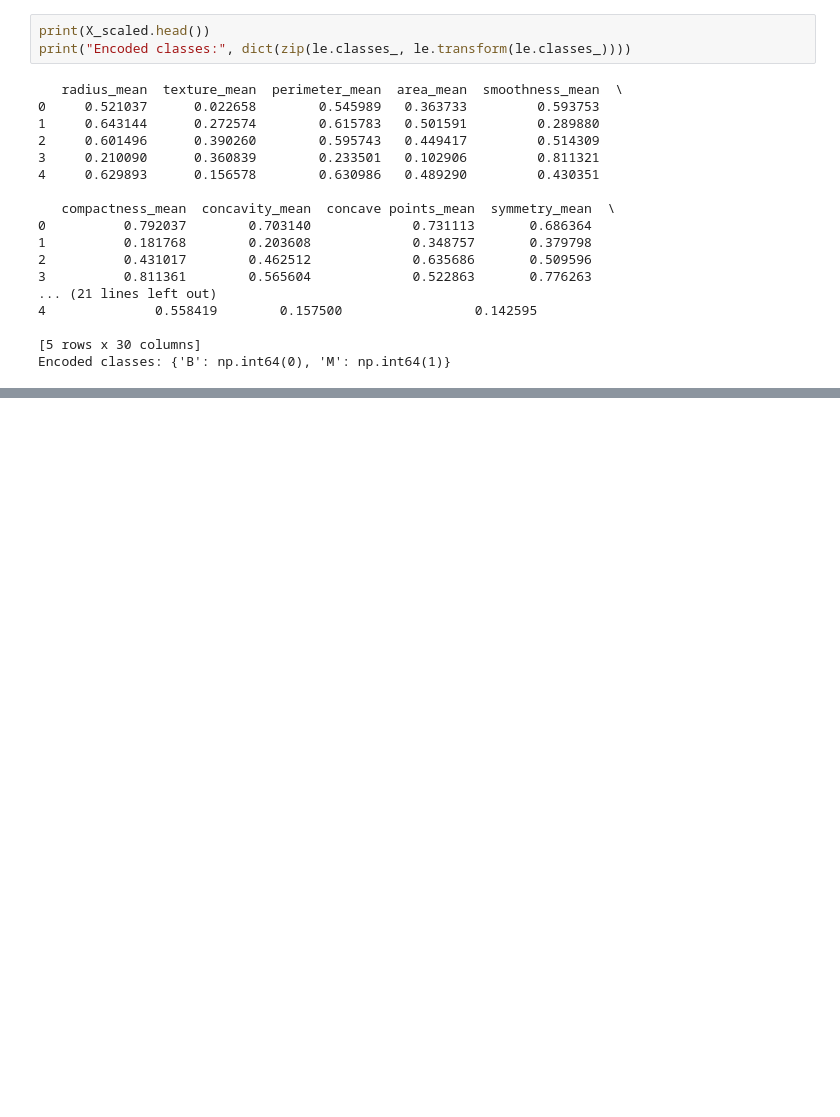
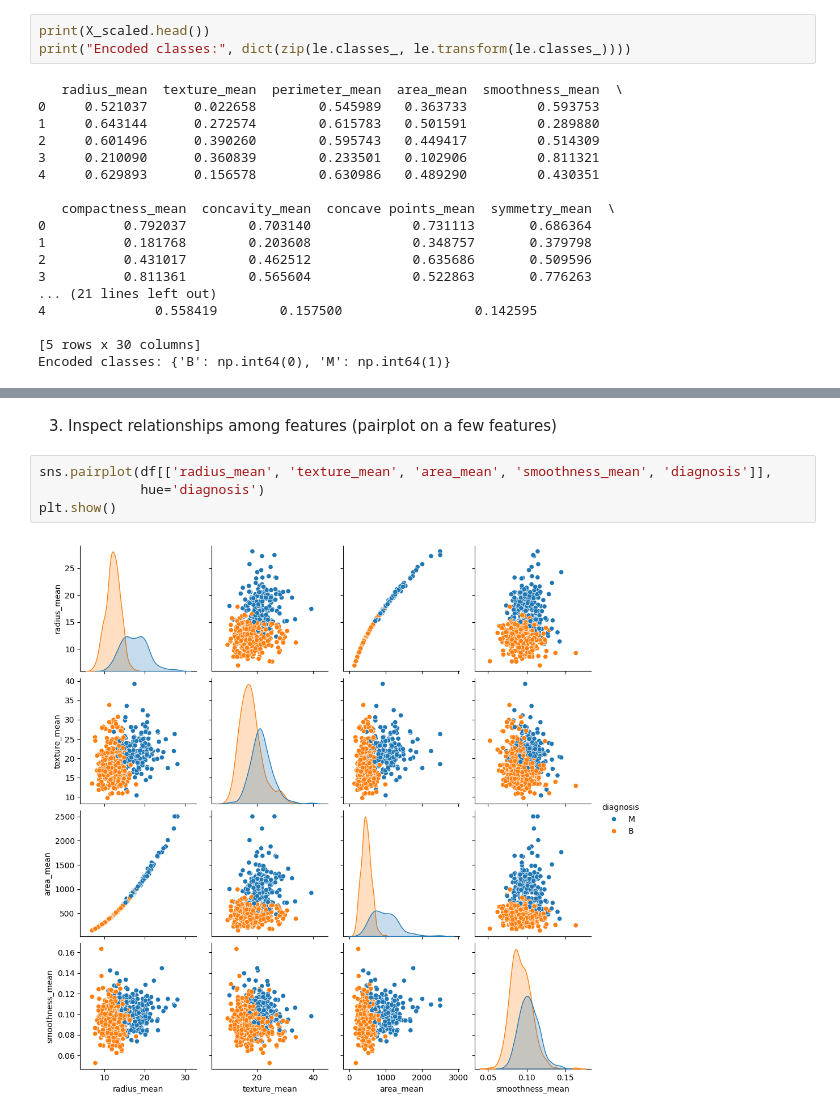
Before and after one commit to Badhon63/Machine-Learning_Lab, a Jupyter notebook: A2/05_regression.ipynb, the cells around one changed output, grey strips where cells are left out. Saved outputs shown, nothing was run; the diff lists cells and outputs as text; blank space fills up the shorter version.

```diff
--- a/A2/05_regression.ipynb
+++ b/A2/05_regression.ipynb
@@ -158,0 +220,8 @@ Encoded classes: {'B': np.int64(0), 'M': np.int64(1)}
+# %% [markdown]
+3. Inspect relationships among features (pairplot on a few features)
+# %%
+sns.pairplot(df[['radius_mean', 'texture_mean', 'area_mean', 'smoothness_mean', 'diagnosis']],
+             hue='diagnosis')
+plt.show()
+# %% [output]
+[figure, added]
```
Also changed, not shown: parts of 74 cells of this notebook.
